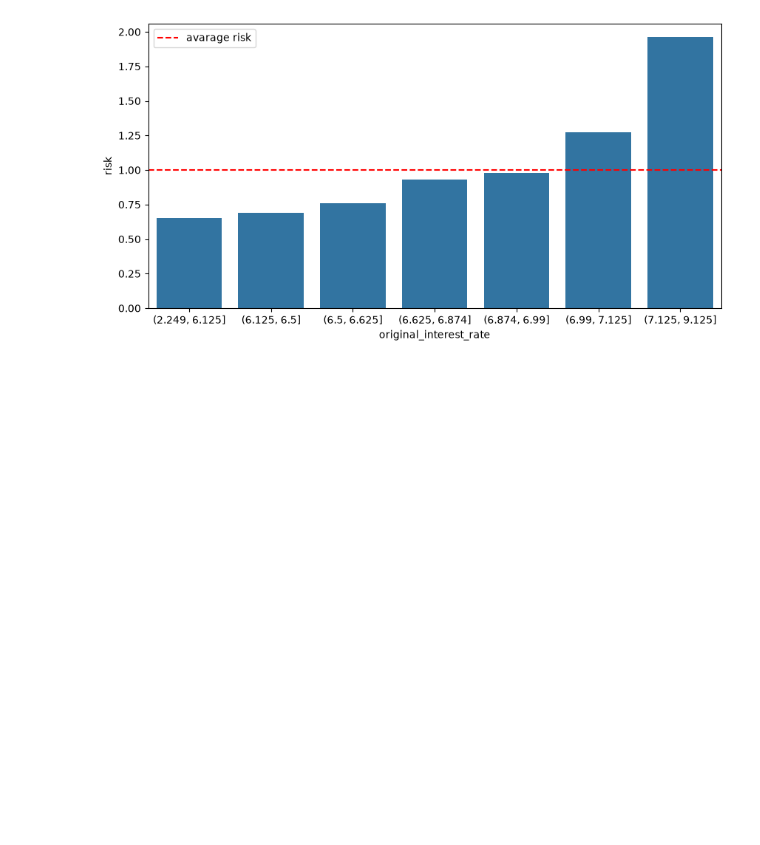
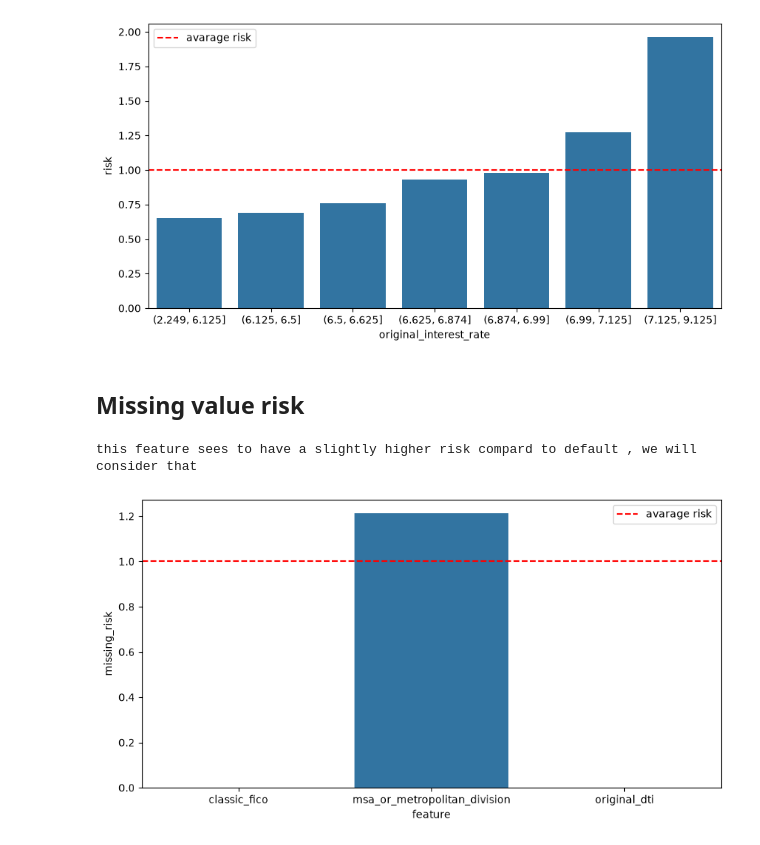
Before and after one commit to luke235422/Freddie-Mac-ML-progect, a Jupyter notebook: model_1.ipynb, the cells around one changed output. Saved outputs shown, nothing was run; the diff lists cells and outputs as text; code cells hidden in the pictures; blank space fills up the shorter version.

```diff
--- a/model_1.ipynb
+++ b/model_1.ipynb
@@ -261,7 +279,8 @@ del model_df["maturity_date"]
 # %% [markdown]
 ## Column division
 # %%
-all_columns = ['classic_fico', 'first_time_homebuyer_indicator',
+columns=[
+    'classic_fico', 'first_time_homebuyer_indicator',
        'msa_or_metropolitan_division', 'mi_percentage', 'number_of_units',
        'occupancy_status', 'original_cltv', 'original_dti', 'original_upb',
        'original_ltv', 'original_interest_rate', 'channel',
@@ -269,7 +288,10 @@ all_columns = ['classic_fico', 'first_time_homebuyer_indicator',
        'property_type', 'postal_code', 'loan_purpose', 'original_loan_term',
        'number_of_borrowers', 'seller_name', 'super_conforming_flag',
        'special_eligibility_program', 'property_valuation_method',
-       'target_90plus', 'first_payment_month', "effective_loan_duration"]
+       'first_payment_month', "effective_loan_duration"
+]
+all_columns = columns + ["target_90plus"]
+
 
 numerical_columns =['classic_fico','mi_percentage','original_cltv', 'original_dti', 'original_upb',
        'original_ltv', 'original_interest_rate',]
@@ -279,6 +301,9 @@ categorical_columns=['first_time_homebuyer_indicator','msa_or_metropolitan_divis
        'property_type','postal_code','loan_purpose', 'original_loan_term',
        'number_of_borrowers', 'seller_name', 'super_conforming_flag','special_eligibility_program', 'property_valuation_method',
                'first_payment_month', "effective_loan_duration"]
+# %%
+model_df[categorical_columns]=model_df[categorical_columns].astype("string")
+model_df[numerical_columns]=model_df[numerical_columns].astype("float64")
 # %% [markdown]
 # EDA
 # %%
@@ -453,3 +478,22 @@ for col in numerical_columns:
 [figure]
 [figure]
 [figure]
+# %% [markdown]
+## Missing value risk
+# %%
+missing_risk = []
+for col in columns:
+    score = model_df_eda.iloc[model_df_eda[col].isnull(),:].target_90plus.mean()
+    if not pd.isna(score):
+        missing_risk.append((col,score/global_defective))
+
+missing_risk_df = pd.DataFrame(missing_risk , columns=["feature","missing_risk"])
+
+fig , ax = plt.subplots(figsize=(10,5))
+sns.barplot(data=missing_risk_df,x=missing_risk_df["feature"],y=missing_risk_df["missing_risk"],ax=ax)
+ax.axhline(y=1,color="red",linestyle="--",label="avarage risk")
+ax.legend()
+print("this feature sees to have a slightly higher risk compard to default , we will consider that")
+# %% [output]
+this feature sees to have a slightly higher risk compard to default , we will consider that
+[figure, added]
```
Also changed, not shown: parts of 9 cells of this notebook.
